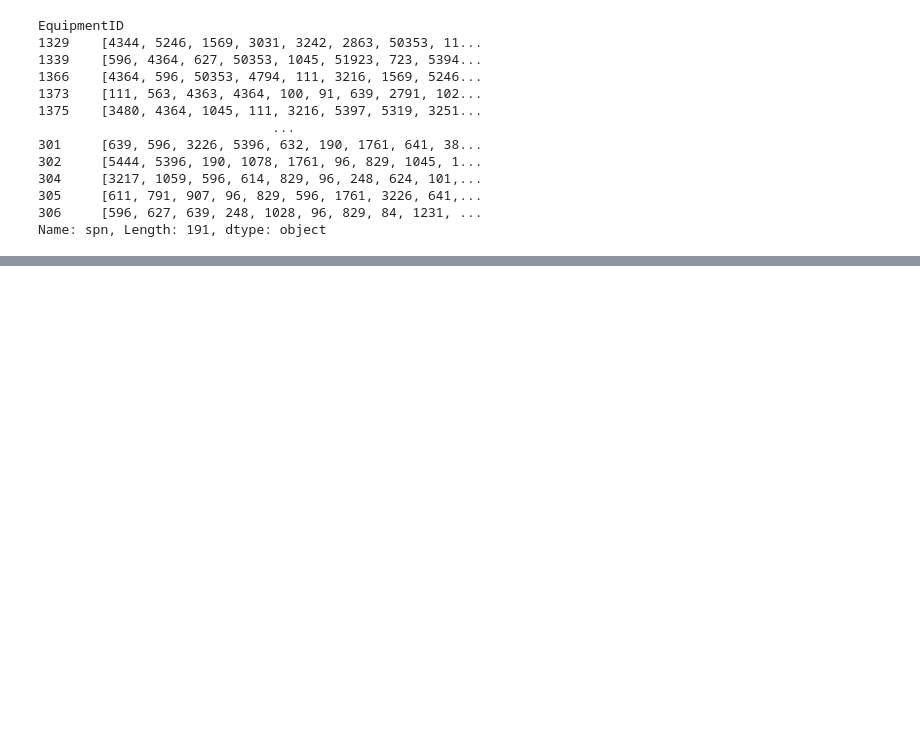
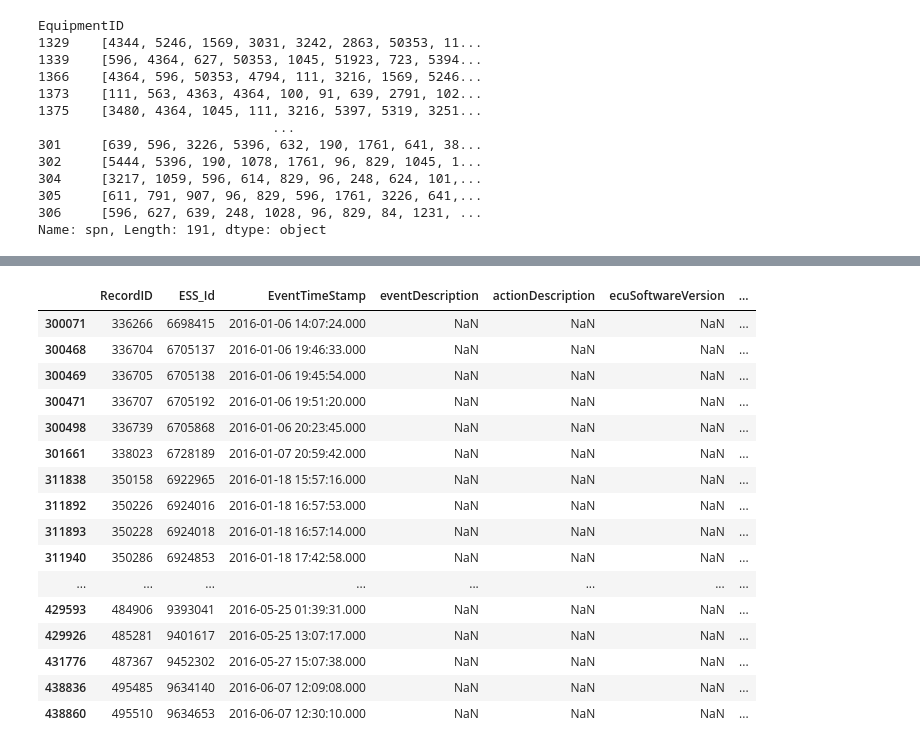
Before and after one commit to ashamaheshwari/big_g_express-predicting-derates, a Jupyter notebook: notebooks/Asha_Maheshwari_Big_G_Express.ipynb, the cells around one changed output, grey strips where cells are left out. Saved outputs shown, nothing was run; the diff lists cells and outputs as text; code cells hidden in the pictures; blank space fills up the shorter version.

```diff
--- a/notebooks/Asha_Maheshwari_Big_G_Express.ipynb
+++ b/notebooks/Asha_Maheshwari_Big_G_Express.ipynb
@@ -3,7 +8,7 @@ import pandas as pd
 # %%
 pd.set_option('display.max_columns', None)
 faults = pd.read_csv('../data/J1939Faults.csv', low_memory = False )
-diagnostics = pd.read_csv('../data/VehicleDiagnosticOnboardData.csv')
+diagnostics = pd.read_csv('../data/VehicleDiagnosticOnboardData.csv', low_memory = False)
 service_fault_code = pd.read_excel('../data/Service Fault Codes_1_0_0_167.xlsx')
 # %%
 faults
@@ -79,10 +71,11 @@ service_locations = [(36.0666667, -86.4347222), (35.5883333, -86.4438888), (36.1
 
 # Filter out faults occurring within 1 mile of service locations
 for loc in service_locations:
-    lat_mile = 1/69 # Convert 1 mile to degrees of latitude
-    lon_mile = 1/(69*np.cos(np.radians(loc[0]))) # Convert 1 mile to degrees of longitude at the given latitude
+    lat_mile = 2/69 # Convert 1 mile to degrees of latitude
+    lon_mile =  1/(69 * np.cos(np.radians(loc[0]))) * 2 # Convert 2 mile to degrees of longitude at the given latitude
     faults = faults[(np.abs(faults['Latitude'] - loc[0]) > lat_mile) | (np.abs(faults['Longitude'] - loc[1]) > lon_mile)]
 
 # Remove rows with Equipment ID > 5
 faults = faults[faults['EquipmentID'].str.len() <= 5]
+faults
 # %% [output]
@@ -233,0 +176,3 @@ fault_diag_filtered['spn'].nunique()
+# %%
+equipment = np.sort(equipment,kind='quicksort')
+equipment
@@ -298,0 +362,20 @@ Name: spn, Length: 191, dtype: object
+# %%
+fault_diag_filtered[(fault_diag_filtered['EquipmentID'] == '1524') & (fault_diag_filtered['spn'] == 5246)]
+# %% [output]
+|  | RecordID | ESS_Id | EventTimeStamp | eventDescription | actionDescription | ecuSoftwareVersion | ... |
+| 300071 | 336266 | 6698415 | 2016-01-06 14:07:24.000 | NaN | NaN | NaN | ... |
+| 300468 | 336704 | 6705137 | 2016-01-06 19:46:33.000 | NaN | NaN | NaN | ... |
+| 300469 | 336705 | 6705138 | 2016-01-06 19:45:54.000 | NaN | NaN | NaN | ... |
+| 300471 | 336707 | 6705192 | 2016-01-06 19:51:20.000 | NaN | NaN | NaN | ... |
+| 300498 | 336739 | 6705868 | 2016-01-06 20:23:45.000 | NaN | NaN | NaN | ... |
+| 301661 | 338023 | 6728189 | 2016-01-07 20:59:42.000 | NaN | NaN | NaN | ... |
+| 311838 | 350158 | 6922965 | 2016-01-18 15:57:16.000 | NaN | NaN | NaN | ... |
+| 311892 | 350226 | 6924016 | 2016-01-18 16:57:53.000 | NaN | NaN | NaN | ... |
+| 311893 | 350228 | 6924018 | 2016-01-18 16:57:14.000 | NaN | NaN | NaN | ... |
+| 311940 | 350286 | 6924853 | 2016-01-18 17:42:58.000 | NaN | NaN | NaN | ... |
+| ... | ... | ... | ... | ... | ... | ... | ... |
+| 429593 | 484906 | 9393041 | 2016-05-25 01:39:31.000 | NaN | NaN | NaN | ... |
+| 429926 | 485281 | 9401617 | 2016-05-25 13:07:17.000 | NaN | NaN | NaN | ... |
+| 431776 | 487367 | 9452302 | 2016-05-27 15:07:38.000 | NaN | NaN | NaN | ... |
+| 438836 | 495485 | 9634140 | 2016-06-07 12:09:08.000 | NaN | NaN | NaN | ... |
+| 438860 | 495510 | 9634653 | 2016-06-07 12:30:10.000 | NaN | NaN | NaN | ... |
```
Also changed, not shown: parts of 42 cells of this notebook.
